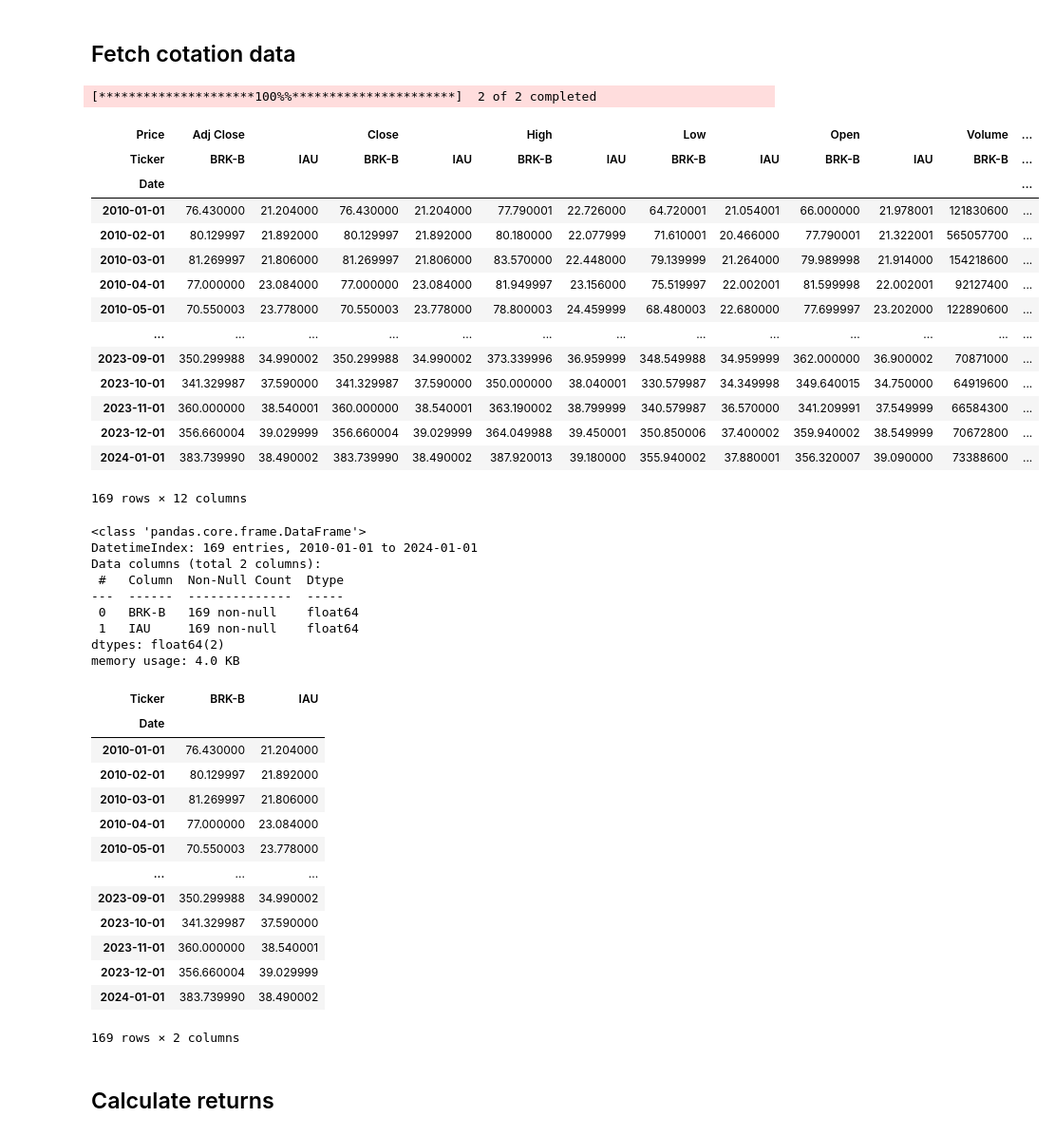
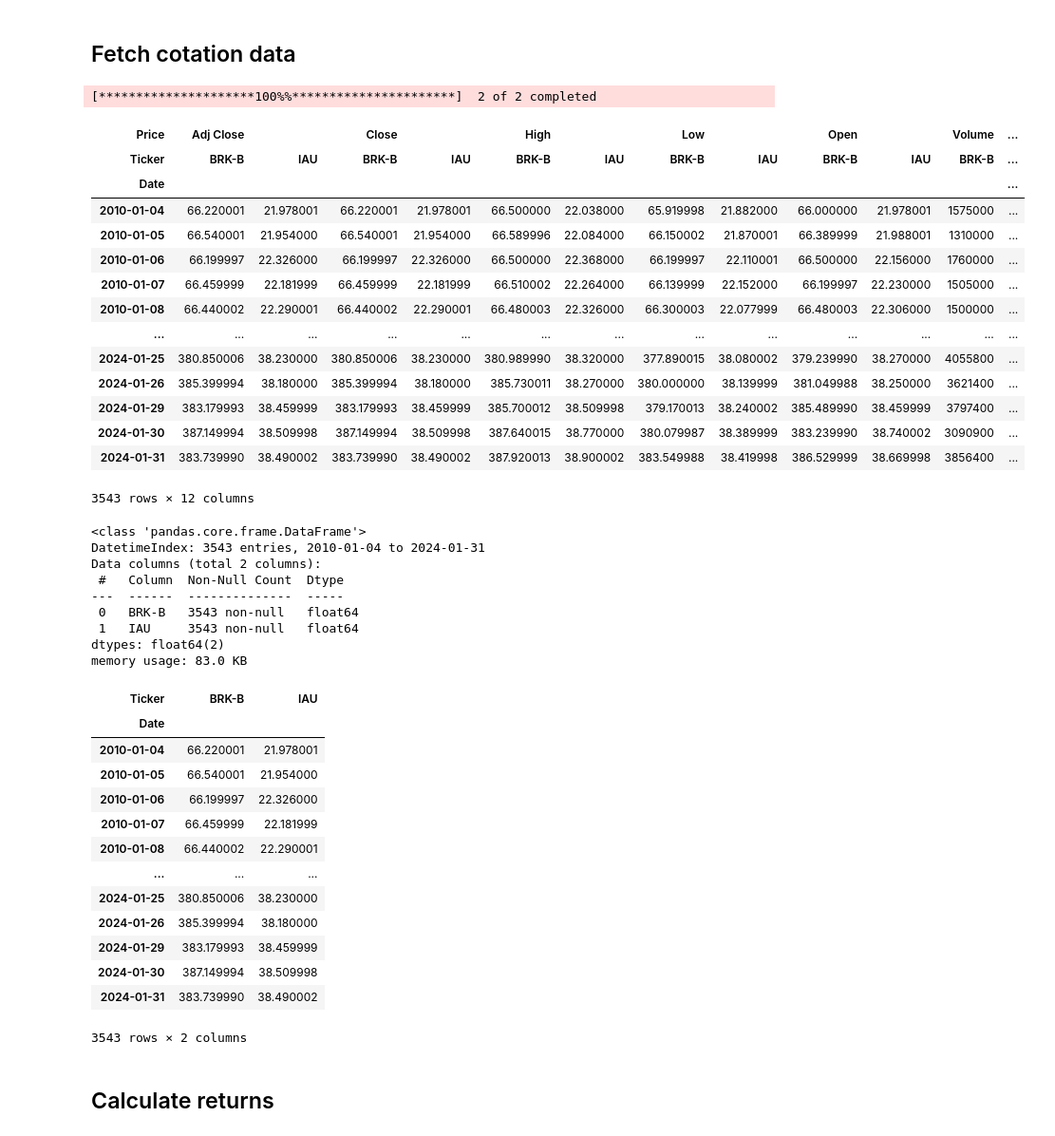
Before and after one commit to UlissesMorais/N-assets-allocation-simulation-model, a Jupyter notebook: historical-returns.ipynb, the cells around one changed output. Shown at 95% size. Drawn from its saved outputs; the diff is of its cells as text; code cells hidden in the pictures.

```diff
--- a/historical-returns.ipynb
+++ b/historical-returns.ipynb
@@ -19,34 +19,34 @@ def fetch_stock_data(tickers, start_date, end_date, interval):
 # %%
 # select tickers
 tickers = ["BRK-B", "IAU"]
 
 # date format YYYY-MM-DD
 start_date = "2010-01-01"
 end_date = "2024-02-01"
 
 # time interval to take the cotations, in this case monthly
-interval= "1mo"
+interval= "1d"
 
 stock_data = fetch_stock_data(tickers, start_date, end_date, interval)
 
 display(stock_data)
 # %% [output]
 [*********************100%%**********************]  2 of 2 completed
 | Price | Adj Close |  | Close |  | High |  | Low |  | Open |  | Volume | ... |
 | Ticker | BRK-B | IAU | BRK-B | IAU | BRK-B | IAU | BRK-B | IAU | BRK-B | IAU | BRK-B | ... |
 | Date |  |  |  |  |  |  |  |  |  |  |  | ... |
-| 2010-01-01 | 76.430000 | 21.204000 | 76.430000 | 21.204000 | 77.790001 | 22.726000 | 64.720001 | 21.054001 | 66.000000 | 21.978001 | 121830600 | ... |
-| 2010-02-01 | 80.129997 | 21.892000 | 80.129997 | 21.892000 | 80.180000 | 22.077999 | 71.610001 | 20.466000 | 77.790001 | 21.322001 | 565057700 | ... |
-| 2010-03-01 | 81.269997 | 21.806000 | 81.269997 | 21.806000 | 83.570000 | 22.448000 | 79.139999 | 21.264000 | 79.989998 | 21.914000 | 154218600 | ... |
-| 2010-04-01 | 77.000000 | 23.084000 | 77.000000 | 23.084000 | 81.949997 | 23.156000 | 75.519997 | 22.002001 | 81.599998 | 22.002001 | 92127400 | ... |
-| 2010-05-01 | 70.550003 | 23.778000 | 70.550003 | 23.778000 | 78.800003 | 24.459999 | 68.480003 | 22.680000 | 77.699997 | 23.202000 | 122890600 | ... |
+| 2010-01-04 | 66.220001 | 21.978001 | 66.220001 | 21.978001 | 66.500000 | 22.038000 | 65.919998 | 21.882000 | 66.000000 | 21.978001 | 1575000 | ... |
+| 2010-01-05 | 66.540001 | 21.954000 | 66.540001 | 21.954000 | 66.589996 | 22.084000 | 66.150002 | 21.870001 | 66.389999 | 21.988001 | 1310000 | ... |
+| 2010-01-06 | 66.199997 | 22.326000 | 66.199997 | 22.326000 | 66.500000 | 22.368000 | 66.199997 | 22.110001 | 66.500000 | 22.156000 | 1760000 | ... |
+| 2010-01-07 | 66.459999 | 22.181999 | 66.459999 | 22.181999 | 66.510002 | 22.264000 | 66.139999 | 22.152000 | 66.199997 | 22.230000 | 1505000 | ... |
+| 2010-01-08 | 66.440002 | 22.290001 | 66.440002 | 22.290001 | 66.480003 | 22.326000 | 66.300003 | 22.077999 | 66.480003 | 22.306000 | 1500000 | ... |
 | ... | ... | ... | ... | ... | ... | ... | ... | ... | ... | ... | ... | ... |
-| 2023-09-01 | 350.299988 | 34.990002 | 350.299988 | 34.990002 | 373.339996 | 36.959999 | 348.549988 | 34.959999 | 362.000000 | 36.900002 | 70871000 | ... |
-| 2023-10-01 | 341.329987 | 37.590000 | 341.329987 | 37.590000 | 350.000000 | 38.040001 | 330.579987 | 34.349998 | 349.640015 | 34.750000 | 64919600 | ... |
-| 2023-11-01 | 360.000000 | 38.540001 | 360.000000 | 38.540001 | 363.190002 | 38.799999 | 340.579987 | 36.570000 | 341.209991 | 37.549999 | 66584300 | ... |
-| 2023-12-01 | 356.660004 | 39.029999 | 356.660004 | 39.029999 | 364.049988 | 39.450001 | 350.850006 | 37.400002 | 359.940002 | 38.549999 | 70672800 | ... |
-| 2024-01-01 | 383.739990 | 38.490002 | 383.739990 | 38.490002 | 387.920013 | 39.180000 | 355.940002 | 37.880001 | 356.320007 | 39.090000 | 73388600 | ... |
+| 2024-01-25 | 380.850006 | 38.230000 | 380.850006 | 38.230000 | 380.989990 | 38.320000 | 377.890015 | 38.080002 | 379.239990 | 38.270000 | 4055800 | ... |
+| 2024-01-26 | 385.399994 | 38.180000 | 385.399994 | 38.180000 | 385.730011 | 38.270000 | 380.000000 | 38.139999 | 381.049988 | 38.250000 | 3621400 | ... |
+| 2024-01-29 | 383.179993 | 38.459999 | 383.179993 | 38.459999 | 385.700012 | 38.509998 | 379.170013 | 38.240002 | 385.489990 | 38.459999 | 3797400 | ... |
+| 2024-01-30 | 387.149994 | 38.509998 | 387.149994 | 38.509998 | 387.640015 | 38.770000 | 380.079987 | 38.389999 | 383.239990 | 38.740002 | 3090900 | ... |
+| 2024-01-31 | 383.739990 | 38.490002 | 383.739990 | 38.490002 | 387.920013 | 38.900002 | 383.549988 | 38.419998 | 386.529999 | 38.669998 | 3856400 | ... |
-169 rows × 12 columns
+3543 rows × 12 columns
 # %%
 # select only the closing price
 df_close = stock_data.Close.copy()
@@ -54,28 +54,28 @@ df_close.info()
 df_close
 # %% [output]
 <class 'pandas.core.frame.DataFrame'>
-DatetimeIndex: 169 entries, 2010-01-01 to 2024-01-01
+DatetimeIndex: 3543 entries, 2010-01-04 to 2024-01-31
 Data columns (total 2 columns):
  #   Column  Non-Null Count  Dtype
 ---  ------  --------------  -----
- 0   BRK-B   169 non-null    float64
- 1   IAU     169 non-null    float64
+ 0   BRK-B   3543 non-null   float64
+ 1   IAU     3543 non-null   float64
 dtypes: float64(2)
-memory usage: 4.0 KB
+memory usage: 83.0 KB
 | Ticker | BRK-B | IAU |
 | Date |  |  |
-| 2010-01-01 | 76.430000 | 21.204000 |
-| 2010-02-01 | 80.129997 | 21.892000 |
-| 2010-03-01 | 81.269997 | 21.806000 |
-| 2010-04-01 | 77.000000 | 23.084000 |
-| 2010-05-01 | 70.550003 | 23.778000 |
+| 2010-01-04 | 66.220001 | 21.978001 |
+| 2010-01-05 | 66.540001 | 21.954000 |
+| 2010-01-06 | 66.199997 | 22.326000 |
+| 2010-01-07 | 66.459999 | 22.181999 |
+| 2010-01-08 | 66.440002 | 22.290001 |
 | ... | ... | ... |
-| 2023-09-01 | 350.299988 | 34.990002 |
-| 2023-10-01 | 341.329987 | 37.590000 |
-| 2023-11-01 | 360.000000 | 38.540001 |
-| 2023-12-01 | 356.660004 | 39.029999 |
-| 2024-01-01 | 383.739990 | 38.490002 |
+| 2024-01-25 | 380.850006 | 38.230000 |
+| 2024-01-26 | 385.399994 | 38.180000 |
+| 2024-01-29 | 383.179993 | 38.459999 |
+| 2024-01-30 | 387.149994 | 38.509998 |
+| 2024-01-31 | 383.739990 | 38.490002 |
-169 rows × 2 columns
+3543 rows × 2 columns
 # %% [markdown]
 ## Calculate returns
 # %% [markdown]
```
Also changed, not shown: parts of 13 cells of this notebook.
